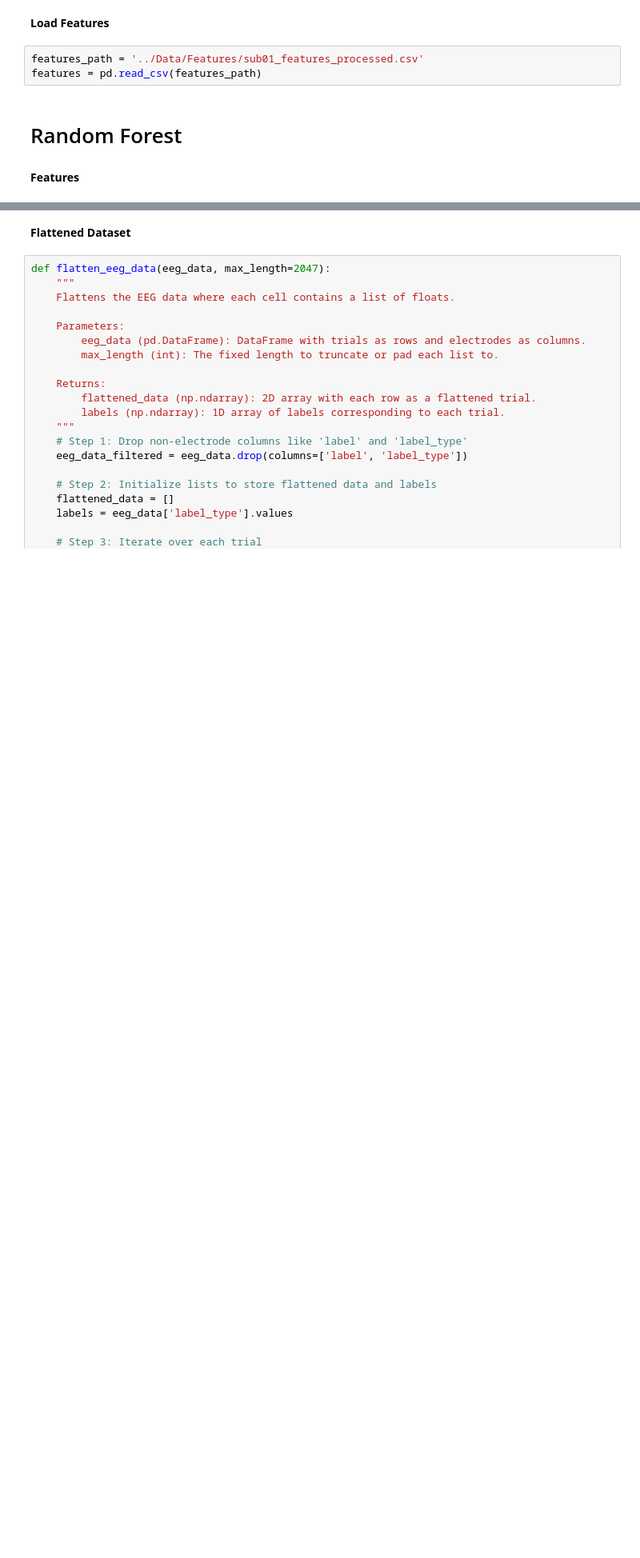
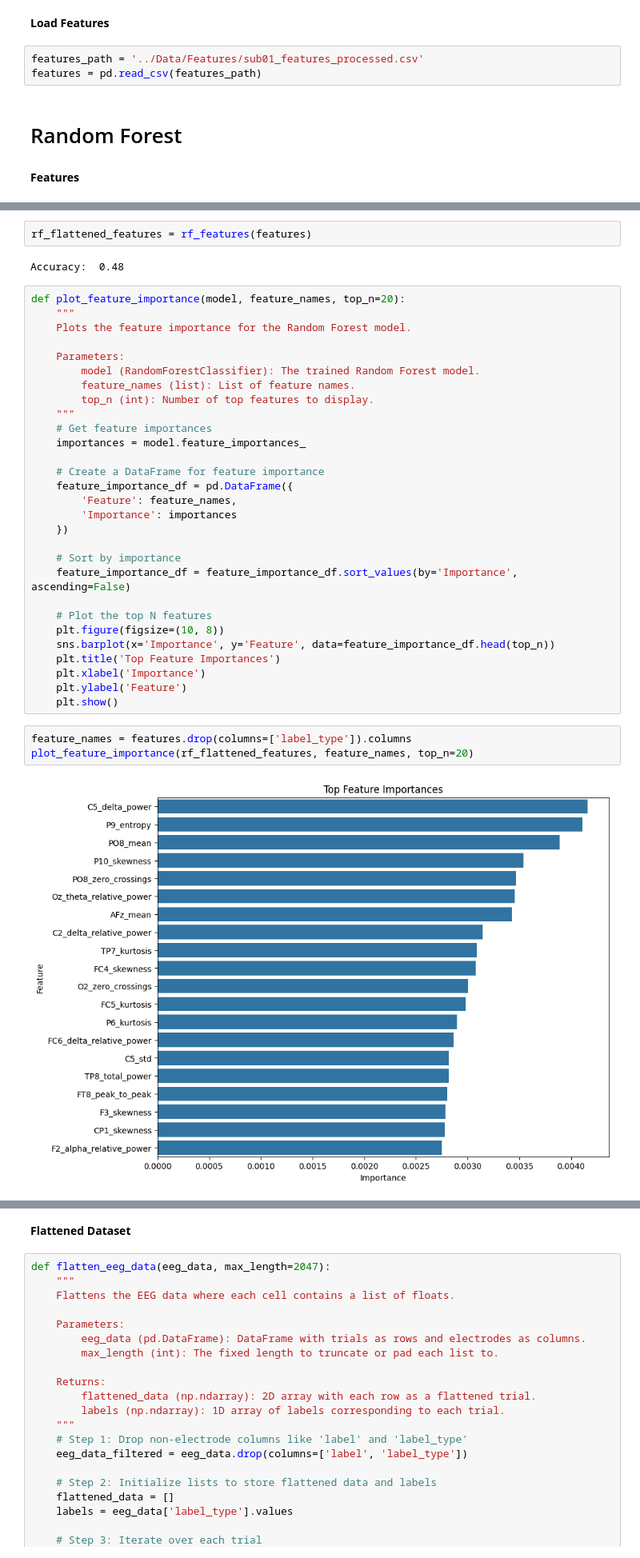
Before and after one commit to omaraguilarr84/Project-InnerSpeech, a Jupyter notebook: Scripts/models.ipynb, the cells around one changed output, grey strips where cells are left out. Shown at 80% size. Cells and saved outputs as stored; diff of their text form; blank space fills up the shorter version.

```diff
--- a/Scripts/models.ipynb
+++ b/Scripts/models.ipynb
@@ -34,0 +52,38 @@ features = pd.read_csv(features_path)
+# %%
+rf_flattened_features = rf_features(features)
+# %% [output]
+Accuracy:  0.48
+# %%
+def plot_feature_importance(model, feature_names, top_n=20):
+    """
+    Plots the feature importance for the Random Forest model.
+
+    Parameters:
+        model (RandomForestClassifier): The trained Random Forest model.
+        feature_names (list): List of feature names.
+        top_n (int): Number of top features to display.
+    """
+    # Get feature importances
+    importances = model.feature_importances_
+
+    # Create a DataFrame for feature importance
+    feature_importance_df = pd.DataFrame({
+        'Feature': feature_names,
+        'Importance': importances
+    })
+
+    # Sort by importance
+    feature_importance_df = feature_importance_df.sort_values(by='Importance', ascending=False)
+
+    # Plot the top N features
+    plt.figure(figsize=(10, 8))
+    sns.barplot(x='Importance', y='Feature', data=feature_importance_df.head(top_n))
+    plt.title('Top Feature Importances')
+    plt.xlabel('Importance')
+    plt.ylabel('Feature')
+    plt.show()
+# %%
+feature_names = features.drop(columns=['label_type']).columns
+plot_feature_importance(rf_flattened_features, feature_names, top_n=20)
+# %% [output]
+[figure, added]
```
Also changed, not shown: parts of 3 cells of this notebook, 2 other files.
